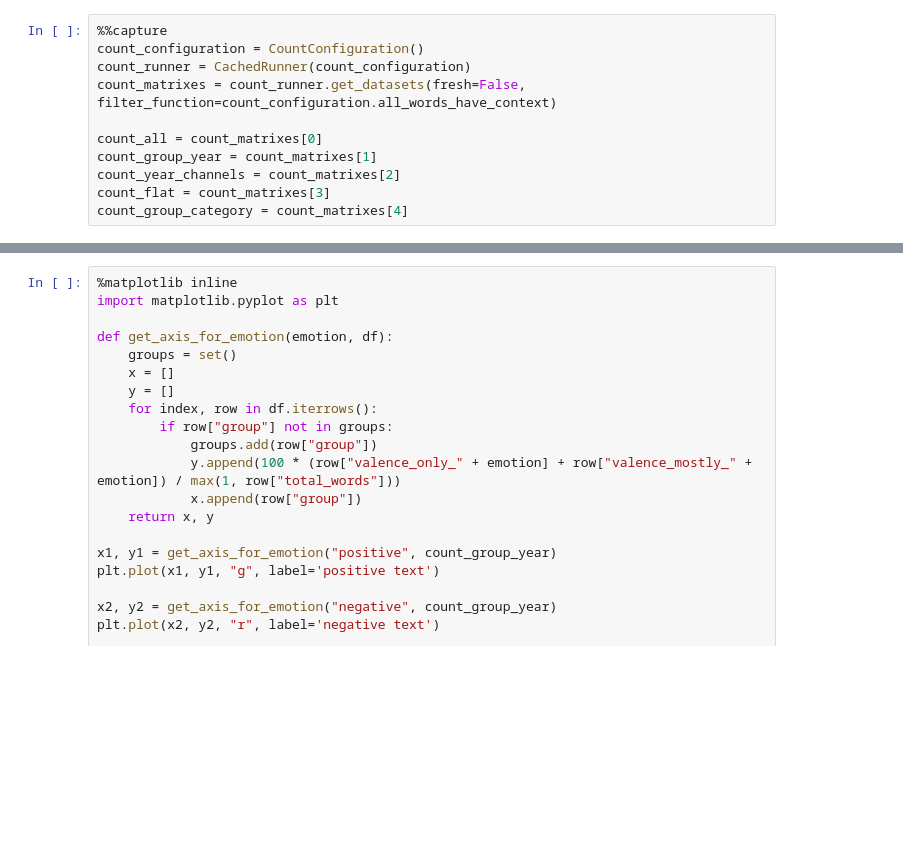
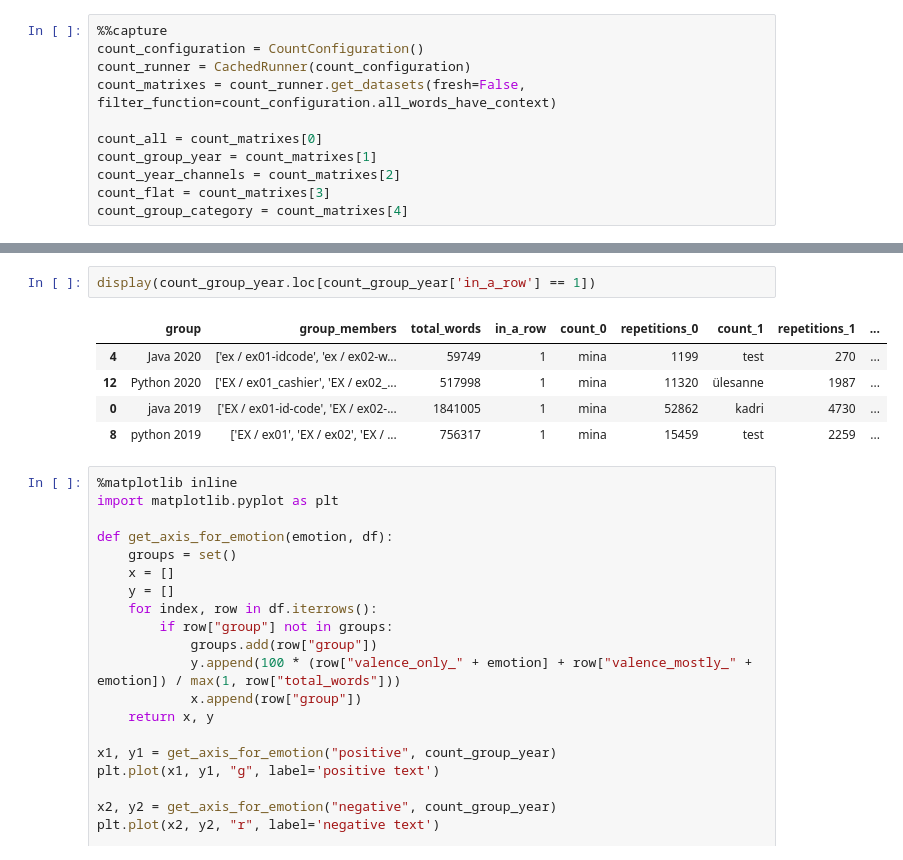
Before and after one commit to TalTech-Analytics/discord-data-aggregator, a Jupyter notebook: notebook/discord_text_analyzer.ipynb, the cells around one changed output, grey strips where cells are left out. Cells and saved outputs as stored; diff of their text form; blank space fills up the shorter version.

```diff
--- a/notebook/discord_text_analyzer.ipynb
+++ b/notebook/discord_text_analyzer.ipynb
@@ -39,6 +39,14 @@ display(count_all)
 | 1 | all | ['EX / ex01-id-code', 'EX / ex02-... | 3175069 | 2 | sebastian sõeruer | 1536 | tere hommikune | 926 | ... |
 | 2 | all | ['EX / ex01-id-code', 'EX / ex02-... | 3175069 | 3 | blacklargesquare |||| blacklarges... | 34 | |||| blacklargesquare |||| | 25 | ... |
 | 3 | all | ['EX / ex01-id-code', 'EX / ex02-... | 3175069 | 4 | |||| blacklargesquare |||| blackl... | 25 | blacklargesquare |||| blacklarges... | 25 | ... |
+# %%
+display(count_group_year.loc[count_group_year['in_a_row'] == 1])
+# %% [output]
+|  | group | group_members | total_words | in_a_row | count_0 | repetitions_0 | count_1 | repetitions_1 | ... |
+| 4 | Java 2020 | ['ex / ex01-idcode', 'ex / ex02-w... | 59749 | 1 | mina | 1199 | test | 270 | ... |
+| 12 | Python 2020 | ['EX / ex01_cashier', 'EX / ex02_... | 517998 | 1 | mina | 11320 | ülesanne | 1987 | ... |
+| 0 | java 2019 | ['EX / ex01-id-code', 'EX / ex02-... | 1841005 | 1 | mina | 52862 | kadri | 4730 | ... |
+| 8 | python 2019 | ['EX / ex01', 'EX / ex02', 'EX / ... | 756317 | 1 | mina | 15459 | test | 2259 | ... |
 # %%
 %matplotlib inline
 import matplotlib.pyplot as plt
```
Also changed, not shown: parts of 3 cells of this notebook.
